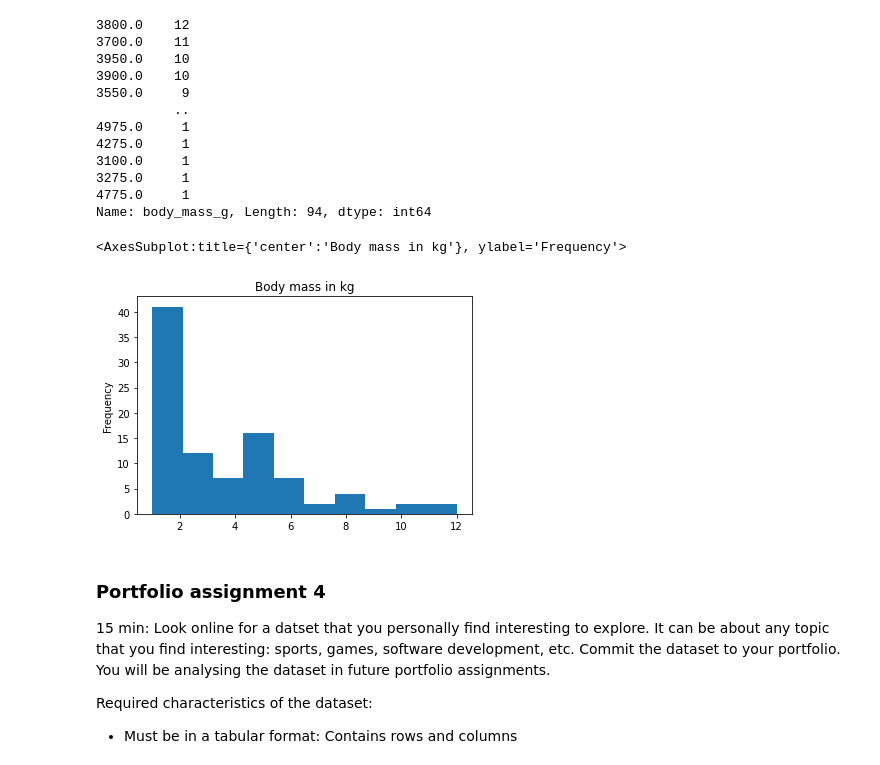
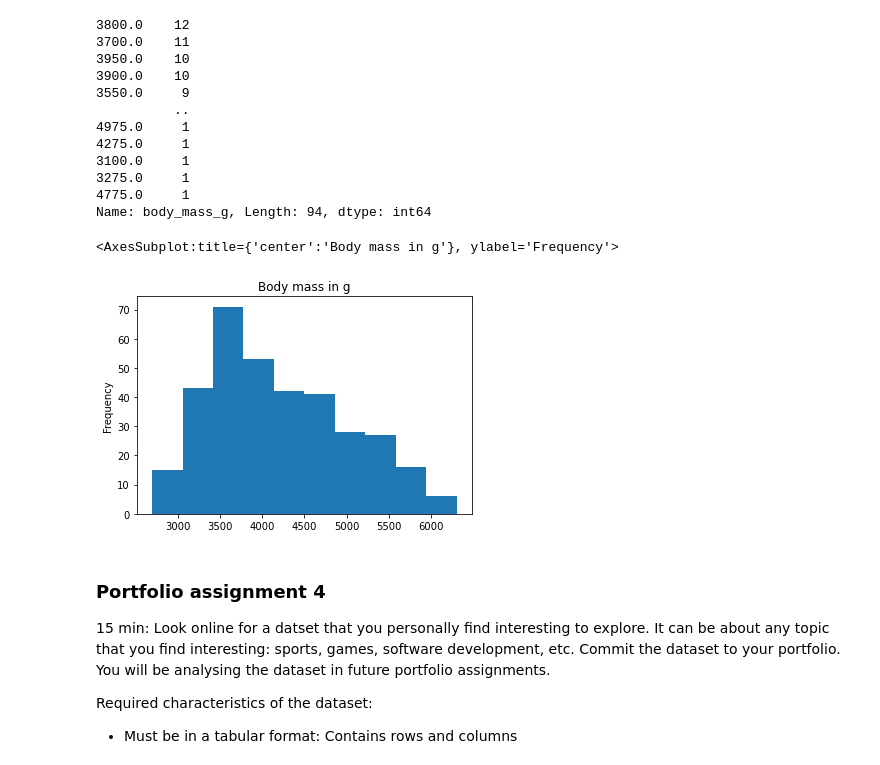
Before and after one commit to yisun2001/Data-Science, a Jupyter notebook: Portfolio.ipynb, the cells around one changed output. Cells and saved outputs as stored; diff of their text form; code cells hidden in the pictures.

```diff
--- a/Portfolio.ipynb
+++ b/Portfolio.ipynb
@@ -184,10 +236,10 @@ penguins['body_mass_g'].value_counts()
 4775.0     1
 Name: body_mass_g, Length: 94, dtype: int64
 # %%
-penguins['body_mass_g'].value_counts().plot(kind='hist',title='Body mass in kg', bins=10)
+penguins['body_mass_g'].plot(kind='hist',title='Body mass in g', bins=10)
 # %% [output]
-<AxesSubplot:title={'center':'Body mass in kg'}, ylabel='Frequency'>
+<AxesSubplot:title={'center':'Body mass in g'}, ylabel='Frequency'>
-[figure, old version]
+[figure, new version]
 # %% [markdown]
 ### Portfolio assignment 4
 15 min: Look online for a datset that you personally find interesting to explore. It can be about any topic that you find interesting: sports, games, software development, etc. Commit the dataset to your portfolio. You will be analysing the dataset in future portfolio assignments.
```
Also changed, not shown: parts of 31 cells of this notebook.
